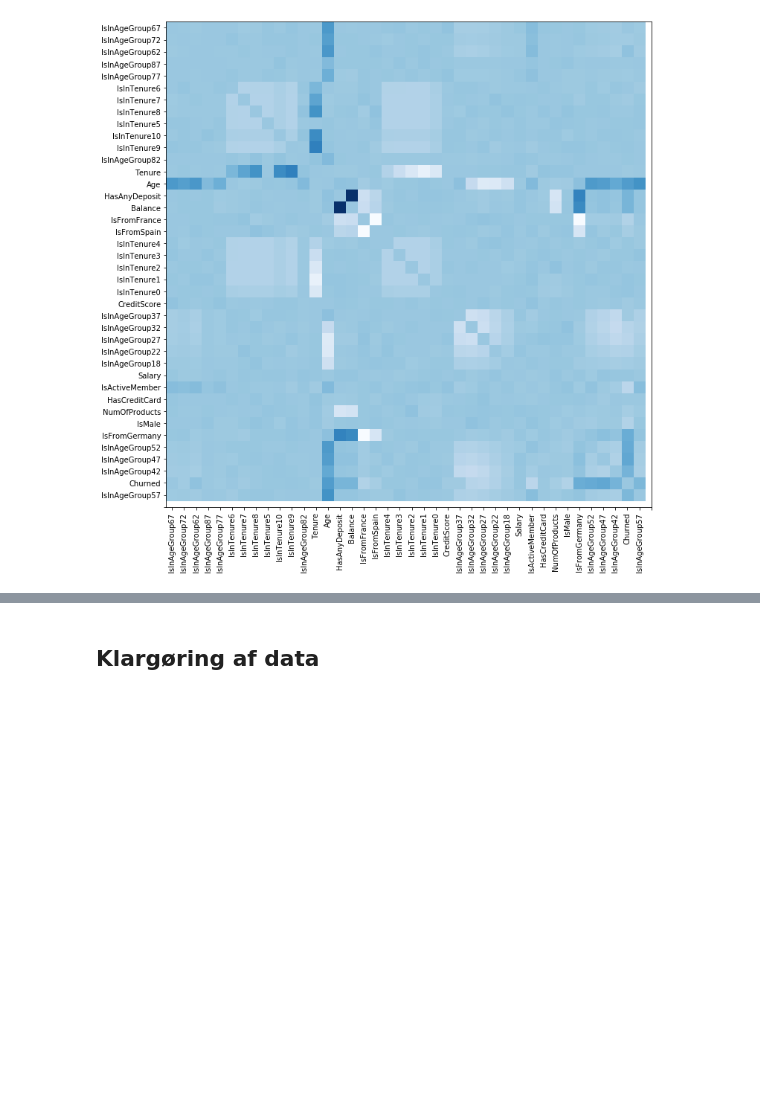
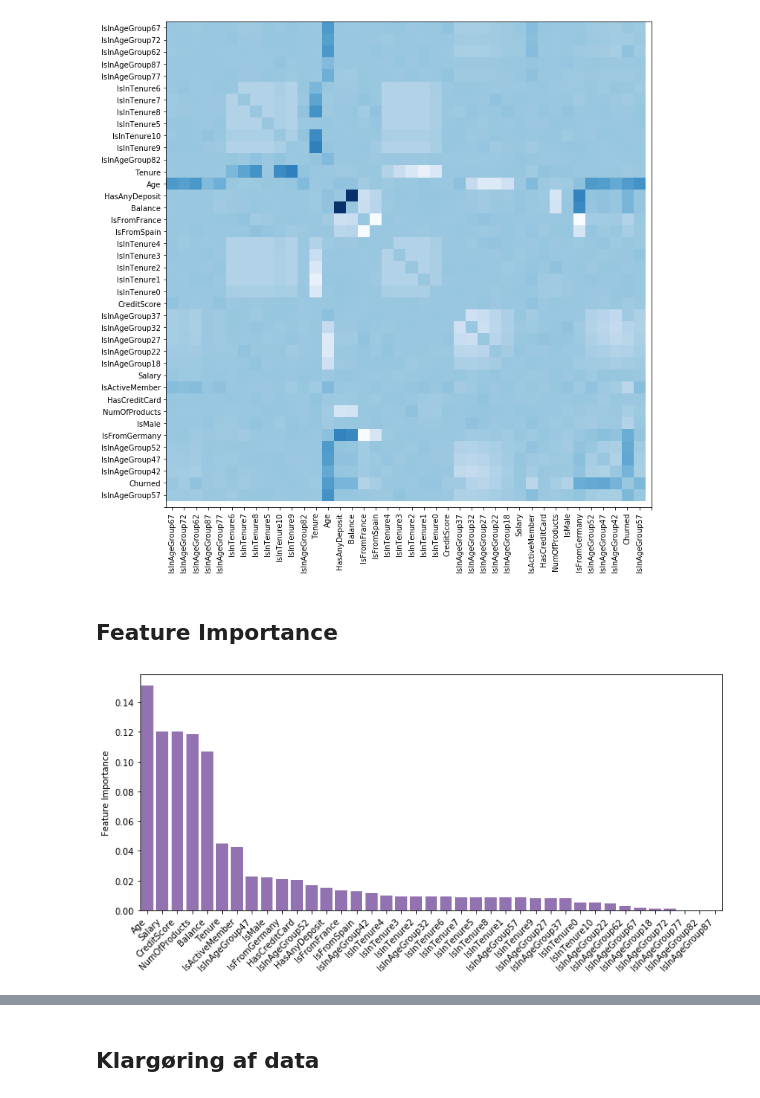
Before and after one commit to sheikhomar/lunch, a Jupyter notebook: analysis.ipynb, the cells around one changed output, grey strips where cells are left out. Drawn from its saved outputs; the diff is of its cells as text; code cells hidden in the pictures; blank space fills up the shorter version.

Commit message:
Feature importance.

```diff
--- a/analysis.ipynb
+++ b/analysis.ipynb
@@ -574,3 +581,38 @@ ax.set_yticks(list(range(41)))
 ax.xaxis.set_ticks_position('bottom');
 # %% [output]
 [figure]
+# %% [markdown]
+## Feature Importance
+# %%
+def plot_important_features(df: pd.DataFrame, include_random_field: bool = False):
+    X = df_data.select_dtypes(include=['int64', 'uint8', 'float64']).copy()
+    y = X['Churned']
+    X.drop('Churned', axis=1, inplace=True)
+    if include_random_field:
+        X['Random'] = np.random.random(len(X))
+
+    # Split datasæt
+    X_train, X_test, y_train, y_test = train_test_split(X, y, test_size=0.33, random_state=42, stratify=y)
+
+    # Træn en random forest model
+    rfc_model = RandomForestClassifier(random_state=42).fit(X_train, y_train)
+
+    # Plot vigtige features
+    df_plot_data = pd.DataFrame({'feature': list(X_train.columns), 'value': list(rfc_model.feature_importances_) })
+    df_plot_data = df_plot_data.sort_values('value', ascending=False)
+    fig, ax = plt.subplots(figsize=(12, 5))
+    plot_x = list(range(df_plot_data.shape[0]))
+    plot_y = list(df_plot_data['value'])
+    plot_labels = list(df_plot_data['feature'])
+    color_palatte = [
+        'red' if plot_labels[i] == 'Random' else plot_colors[4]
+        for i in range(df_plot_data.shape[0])
+    ]
+    sns.barplot(plot_x, plot_y, ax=ax, palette=color_palatte)
+    ax.set_xticks(plot_x);
+    ax.set_xticklabels(plot_labels, rotation=45, horizontalalignment='right');
+    ax.set_ylabel('Feature Importance');
+# %%
+plot_important_features(df_data, include_random_field=False)
+# %% [output]
+[figure, added]
```
Also changed, not shown: parts of 9 cells of this notebook.
